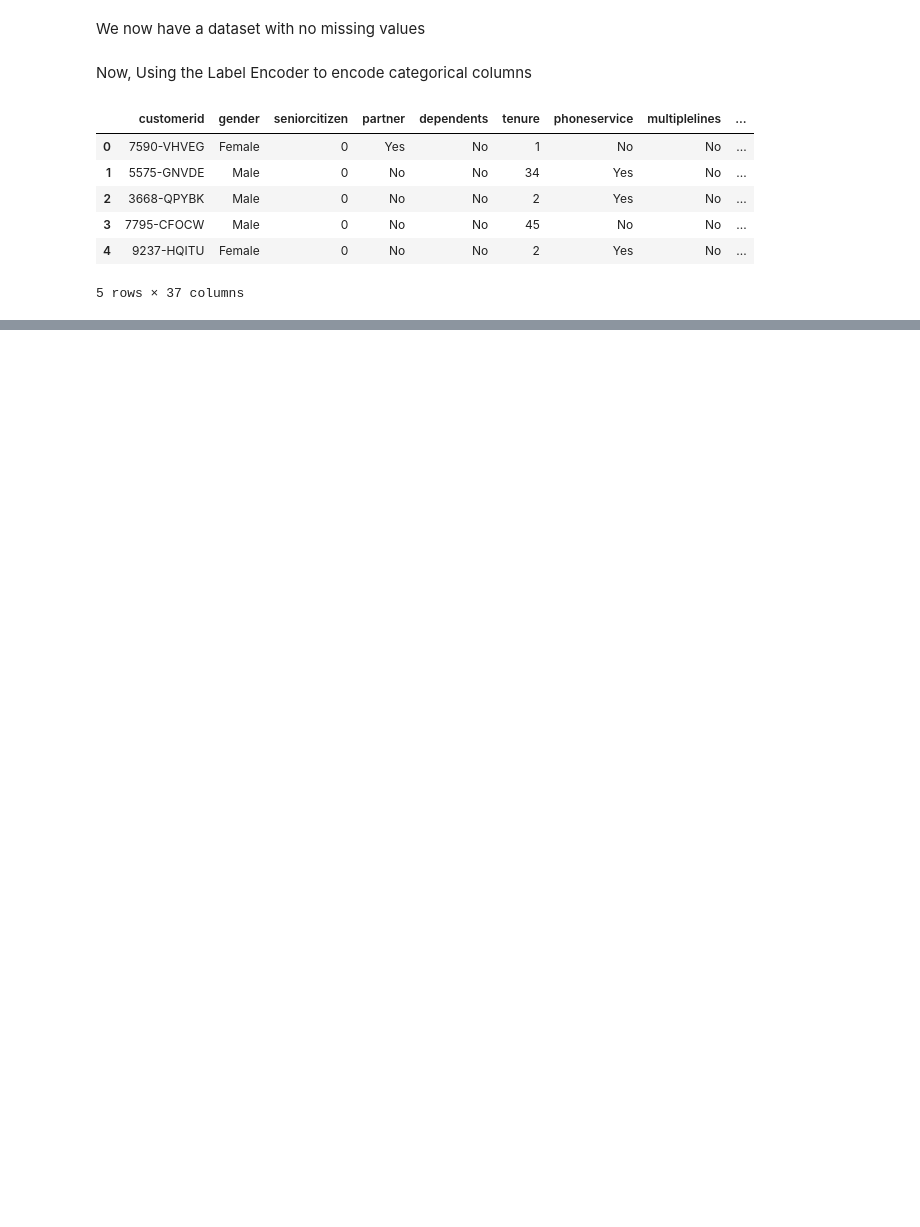
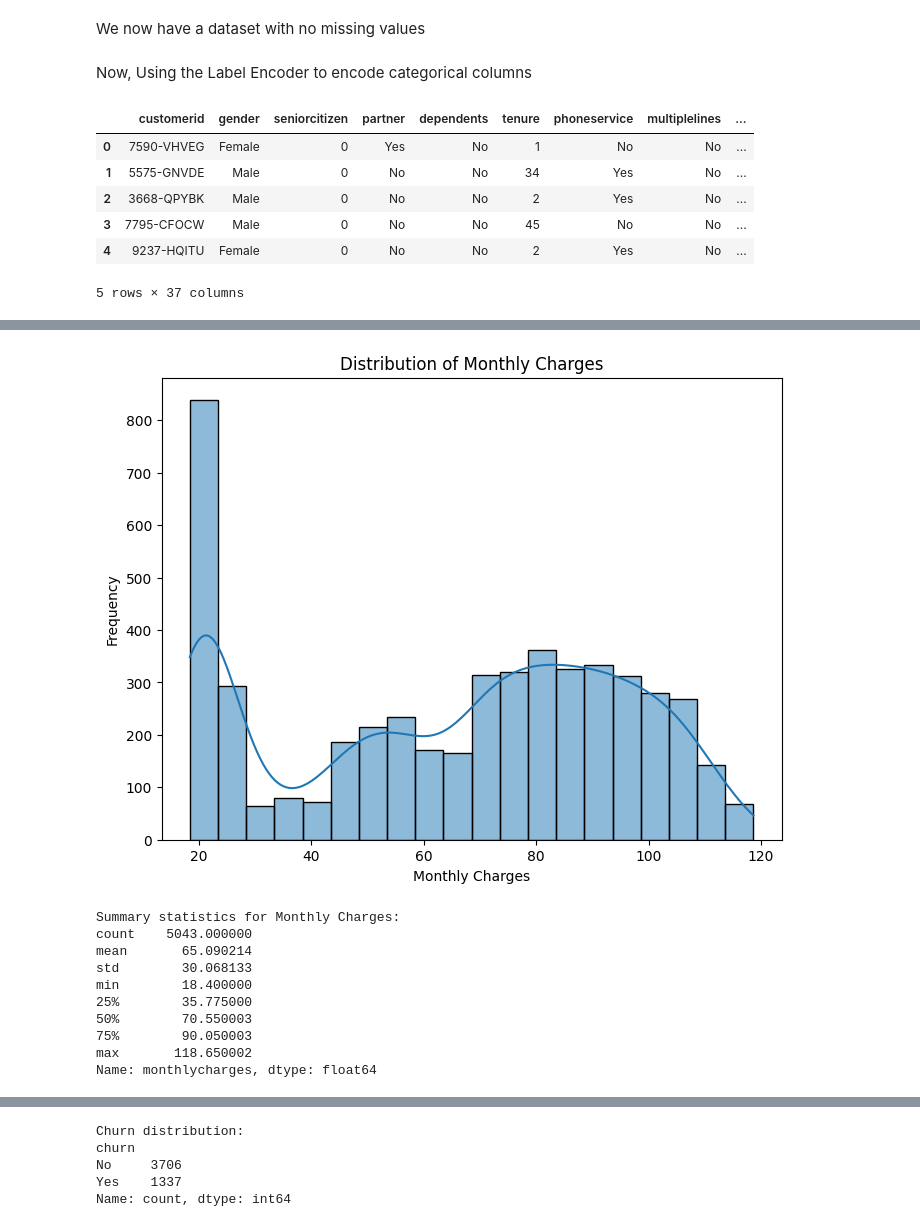
Before and after one commit to heldana30/Customer_Churn_Prediction, a Jupyter notebook: customer_churn_prediction.ipynb, the cells around one changed output, grey strips where cells are left out. Drawn from its saved outputs; the diff is of its cells as text; code cells hidden in the pictures; blank space fills up the shorter version.

```diff
--- a/customer_churn_prediction.ipynb
+++ b/customer_churn_prediction.ipynb
@@ -576,0 +597,34 @@ ValueError: scatter requires an x and y column
+# %%
+# Monthly Charges
+plt.figure(figsize=(8, 6))
+sns.histplot(train_df['monthlycharges'], bins=20, kde=True)
+plt.title('Distribution of Monthly Charges')
+plt.xlabel('Monthly Charges')
+plt.ylabel('Frequency')
+plt.show()
+
+print("\nSummary statistics for Monthly Charges:")
+print(train_df['monthlycharges'].describe())
+
+# Churn
+plt.figure(figsize=(8, 6))
+sns.countplot(data=train_df, x='churn')
+plt.title('Churn Distribution')
+plt.xlabel('Churn')
+plt.ylabel('Count')
+plt.show()
+
+print("\nChurn distribution:")
+print(train_df['churn'].value_counts())
+# %% [output]
+[figure, added]
+Summary statistics for Monthly Charges:
+count    5043.000000
+mean       65.090214
+std        30.068133
+min        18.400000
+25%        35.775000
+50%        70.550003
+75%        90.050003
+max       118.650002
+Name: monthlycharges, dtype: float64
@@ -576,0 +632,5 @@ ValueError: scatter requires an x and y column
+Churn distribution:
+churn
+No     3706
+Yes    1337
+Name: count, dtype: int64
```
Also changed, not shown: parts of 25 cells of this notebook.
